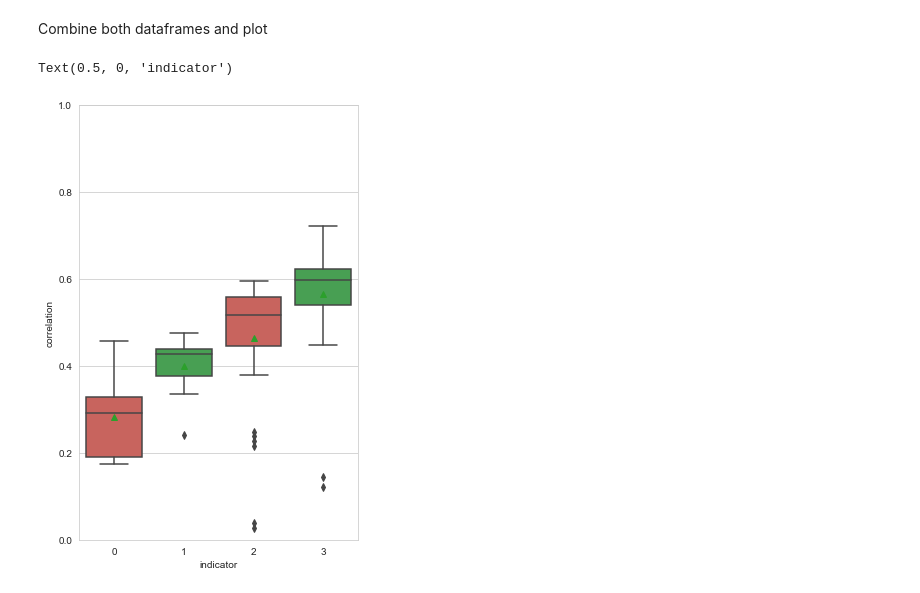
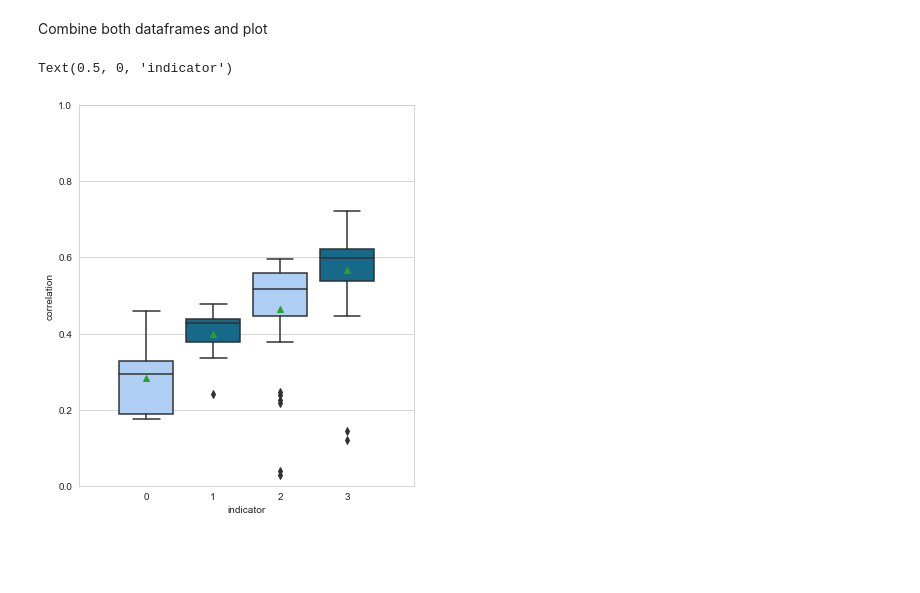
Before and after one commit to mdittschar/NDS, a Jupyter notebook: CodingLab4.ipynb, the cells around one changed output. Drawn from its saved outputs; the diff is of its cells as text; code cells hidden in the pictures; blank space fills up the shorter version.

Commit message:
plot 4

```diff
--- a/CodingLab4.ipynb
+++ b/CodingLab4.ipynb
@@ -458,18 +452,18 @@ plt.figure(figsize=(6, 6))
 
 plt.show()
 # %%
-plt.figure(figsize=(5,8))
+plt.figure(figsize=(6,7))
 boxplot = sns.boxplot(
     data=[conv_cors, oopsi_cors, gcamp_conv_cors, gcamp_oopsi_cors],
-    palette=[sns.xkcd_rgb["pale red"], sns.xkcd_rgb["medium green"], sns.xkcd_rgb["pale red"], sns.xkcd_rgb["medium green"]],
+    palette=[sns.xkcd_rgb["baby blue"], sns.xkcd_rgb["ocean blue"], sns.xkcd_rgb["baby blue"], sns.xkcd_rgb["ocean blue"]],
     showmeans=True,
-
 )
 boxplot.set_ylim(0,1)
+boxplot.set_xlim (-1,4)
 boxplot.set_ylabel("correlation")
 boxplot.set_xlabel("indicator")
 # %% [output]
 Text(0.5, 0, 'indicator')
-[figure, old version]
+[figure, new version]
 # %% [markdown]
 ![fig_cl4_t4_0](embedded-picture-1)
```
Also changed, not shown: parts of 1 cell of this notebook.
